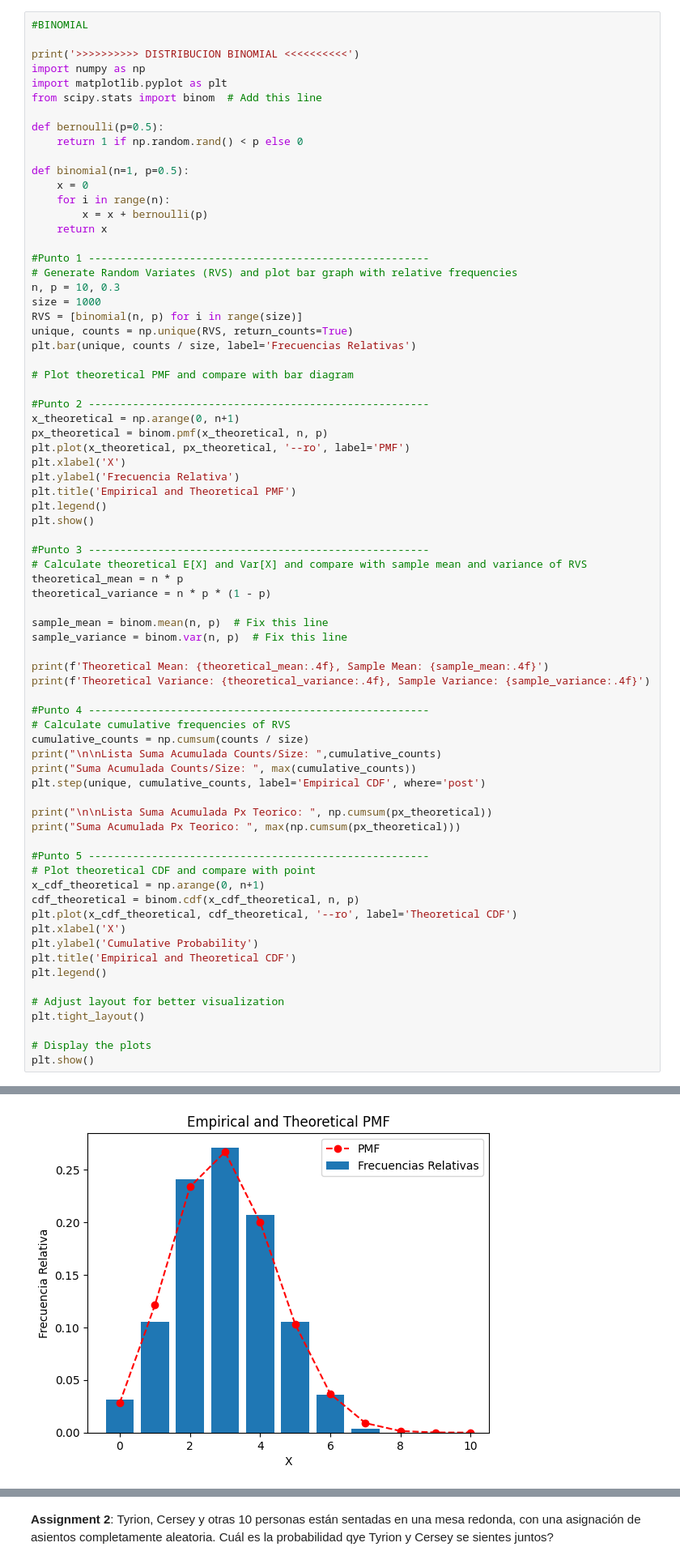
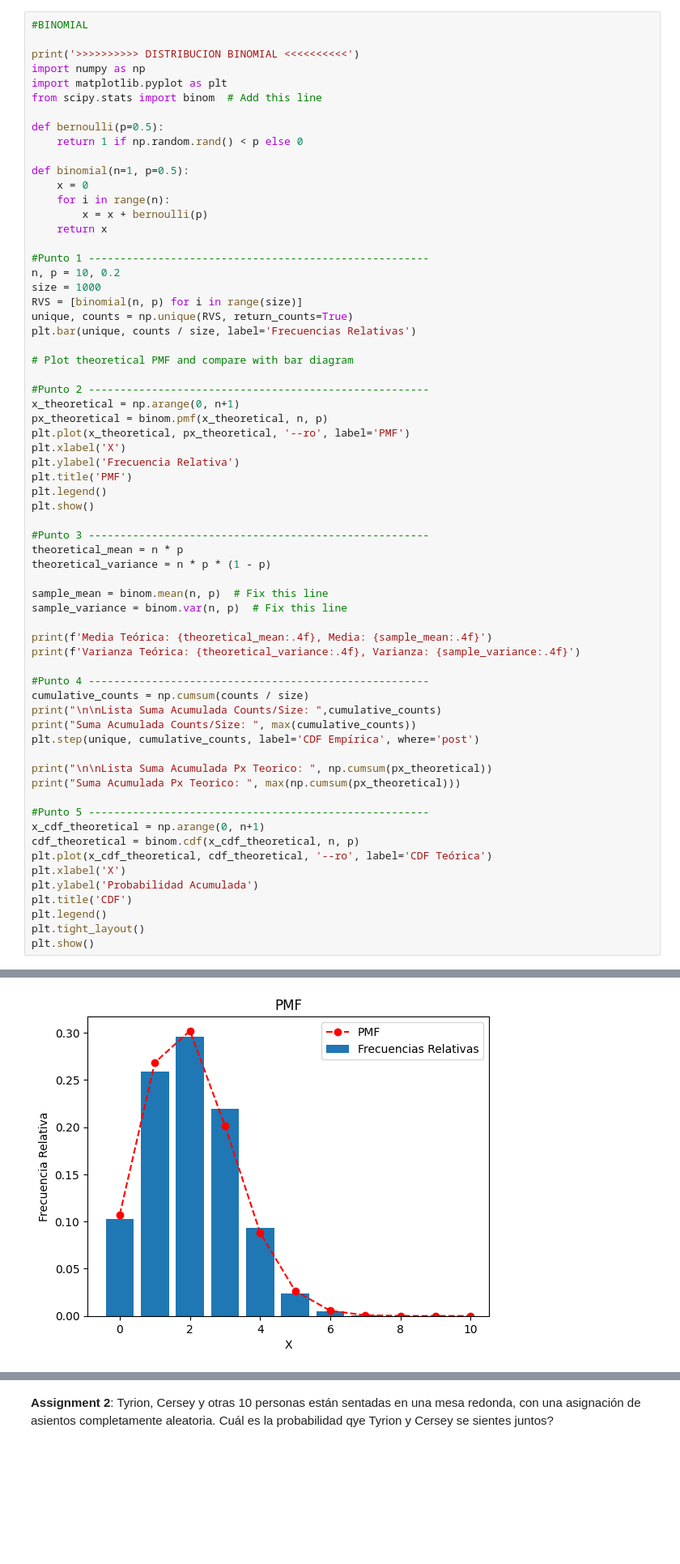
Before and after one commit to CHACHO617/Taller1ModelosYSimulacoin, a Jupyter notebook: Taller 5.ipynb, the cells around one changed output, grey strips where cells are left out. Shown at 81% size. Cells and saved outputs as stored; diff of their text form; blank space fills up the shorter version.

```diff
--- a/Taller 5.ipynb
+++ b/Taller 5.ipynb
@@ -863,8 +854,7 @@ def binomial(n=1, p=0.5):
     return x
 
 #Punto 1 ------------------------------------------------------
-# Generate Random Variates (RVS) and plot bar graph with relative frequencies
-n, p = 10, 0.3
+n, p = 10, 0.2
 size = 1000
 RVS = [binomial(n, p) for i in range(size)]
 unique, counts = np.unique(RVS, return_counts=True)
@@ -878,46 +868,39 @@ px_theoretical = binom.pmf(x_theoretical, n, p)
 plt.plot(x_theoretical, px_theoretical, '--ro', label='PMF')
 plt.xlabel('X')
 plt.ylabel('Frecuencia Relativa')
-plt.title('Empirical and Theoretical PMF')
+plt.title('PMF')
 plt.legend()
 plt.show()
 
 #Punto 3 ------------------------------------------------------
-# Calculate theoretical E[X] and Var[X] and compare with sample mean and variance of RVS
 theoretical_mean = n * p
 theoretical_variance = n * p * (1 - p)
 
 sample_mean = binom.mean(n, p)  # Fix this line
 sample_variance = binom.var(n, p)  # Fix this line
 
-print(f'Theoretical Mean: {theoretical_mean:.4f}, Sample Mean: {sample_mean:.4f}')
-print(f'Theoretical Variance: {theoretical_variance:.4f}, Sample Variance: {sample_variance:.4f}')
+print(f'Media Teórica: {theoretical_mean:.4f}, Media: {sample_mean:.4f}')
+print(f'Varianza Teórica: {theoretical_variance:.4f}, Varianza: {sample_variance:.4f}')
 
 #Punto 4 ------------------------------------------------------
-# Calculate cumulative frequencies of RVS
 cumulative_counts = np.cumsum(counts / size)
 print("\n\nLista Suma Acumulada Counts/Size: ",cumulative_counts)
 print("Suma Acumulada Counts/Size: ", max(cumulative_counts))
-plt.step(unique, cumulative_counts, label='Empirical CDF', where='post')
+plt.step(unique, cumulative_counts, label='CDF Empírica', where='post')
 
 print("\n\nLista Suma Acumulada Px Teorico: ", np.cumsum(px_theoretical))
 print("Suma Acumulada Px Teorico: ", max(np.cumsum(px_theoretical)))
 
 #Punto 5 ------------------------------------------------------
-# Plot theoretical CDF and compare with point
 x_cdf_theoretical = np.arange(0, n+1)
 cdf_theoretical = binom.cdf(x_cdf_theoretical, n, p)
-plt.plot(x_cdf_theoretical, cdf_theoretical, '--ro', label='Theoretical CDF')
+plt.plot(x_cdf_theoretical, cdf_theoretical, '--ro', label='CDF Teórica')
 plt.xlabel('X')
-plt.ylabel('Cumulative Probability')
-plt.title('Empirical and Theoretical CDF')
+plt.ylabel('Probabilidad Acumulada')
+plt.title('CDF')
 plt.legend()
-
-# Adjust layout for better visualization
 plt.tight_layout()
-
-# Display the plots
 plt.show()
 # %% [output]
 >>>>>>>>>> DISTRIBUCION BINOMIAL <<<<<<<<<<
-[figure, old version]
+[figure, new version]
```
Also changed, not shown: parts of 16 cells of this notebook.
